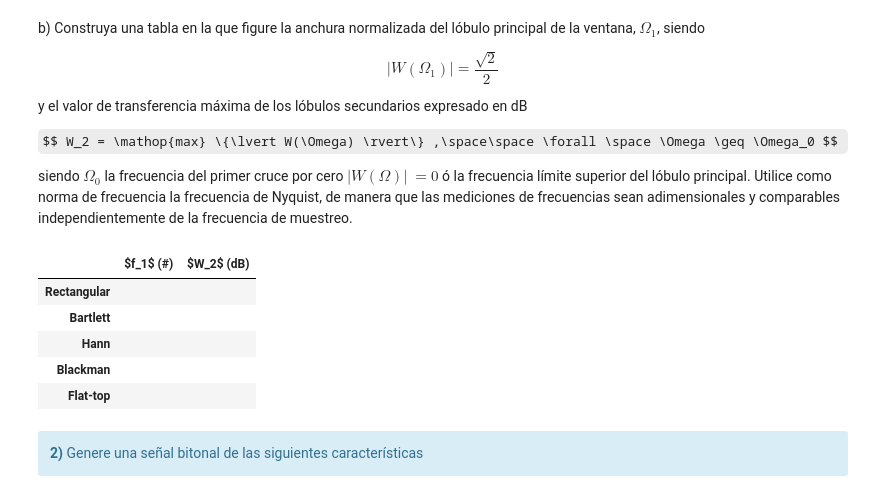
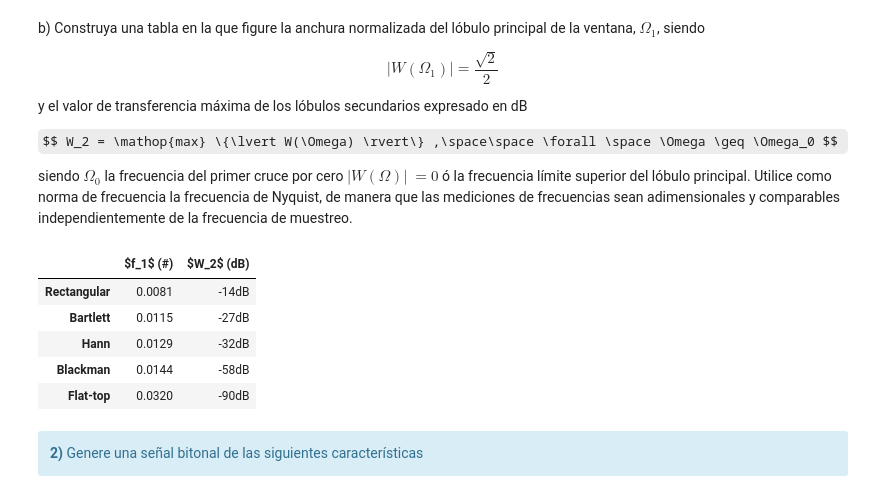
Before and after one commit to fgerce/DSP, a Jupyter notebook: TP2 - Ventanas.ipynb, the cells around one changed output. Cells and saved outputs as stored; diff of their text form; code cells hidden in the pictures; some formulas as TeX source.

```diff
--- a/TP2 - Ventanas.ipynb
+++ b/TP2 - Ventanas.ipynb
@@ -59,32 +123,32 @@ siendo $\Omega_0$ la frecuencia del primer cruce por cero $\lvert W(\Omega) \rve
 # %%
 
 #######################################
 # Tu simulación que genere resultados #
 #######################################
 
 tus_resultados = [
-                   ['', ''], # <-- acá debería haber numeritos :)
-                   ['', ''], # <-- acá debería haber numeritos :)
-                   ['', ''], # <-- acá debería haber numeritos :)
-                   ['', ''], # <-- acá debería haber numeritos :)
-                   ['', ''] # <-- acá debería haber numeritos :)
+                   [round(BW[0], 4), '-14dB'], # <-- acá debería haber numeritos :)
+                   [round(BW[1], 4), '-27dB'], # <-- acá debería haber numeritos :)
+                   [round(BW[2], 4), '-32dB'], # <-- acá debería haber numeritos :)
+                   [round(BW[3], 4), '-58dB'], # <-- acá debería haber numeritos :)
+                   [round(BW[4], 4), '-90dB'] # <-- acá debería haber numeritos :)
                  ]
 df = DataFrame(tus_resultados, columns=['$f_1$ (#)', '$W_2$ (dB)'],
                index=[
                         'Rectangular',
                         'Bartlett',
                         'Hann',
                         'Blackman',
                         'Flat-top'
                      ])
 HTML(df.to_html())
 # %% [output]
 |  | $f_1$ (#) | $W_2$ (dB) |
-| Rectangular |  |  |
-| Bartlett |  |  |
-| Hann |  |  |
-| Blackman |  |  |
-| Flat-top |  |  |
+| Rectangular | 0.0081 | -14dB |
+| Bartlett | 0.0115 | -27dB |
+| Hann | 0.0129 | -32dB |
+| Blackman | 0.0144 | -58dB |
+| Flat-top | 0.0320 | -90dB |
 # %% [markdown]
 <div class="alert alert-block alert-info">
 <b>2)</b> Genere una señal bitonal de las siguientes características
```
Also changed, not shown: parts of 11 cells of this notebook, 4 other files.
